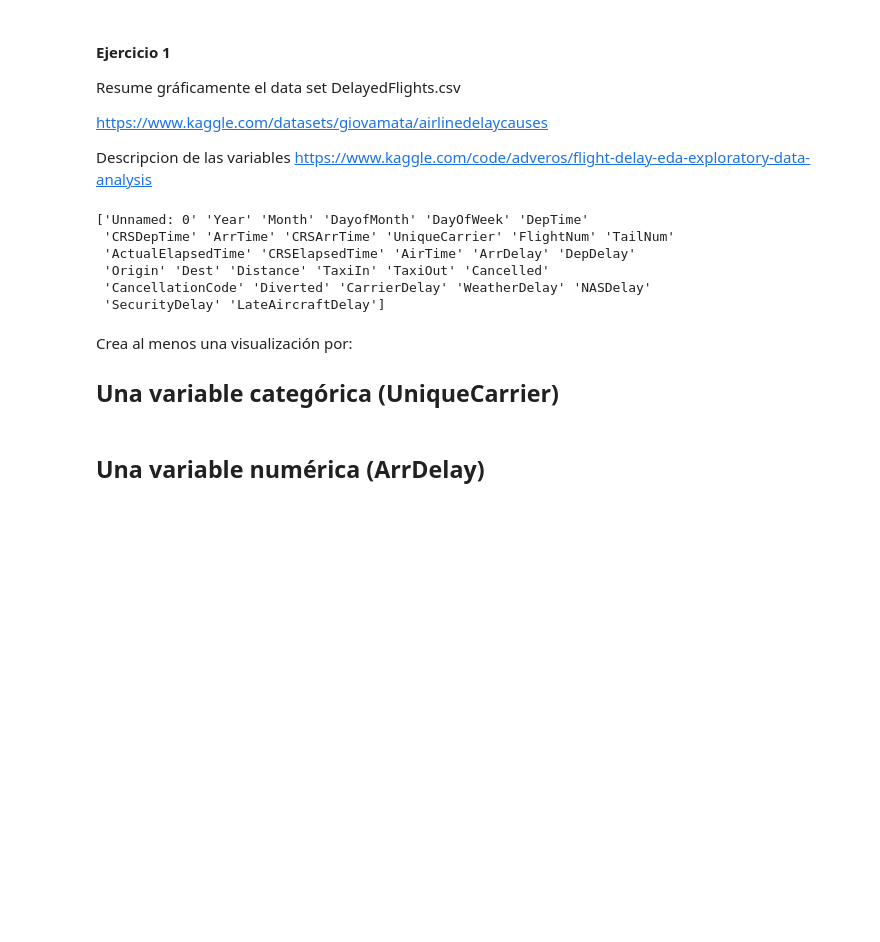
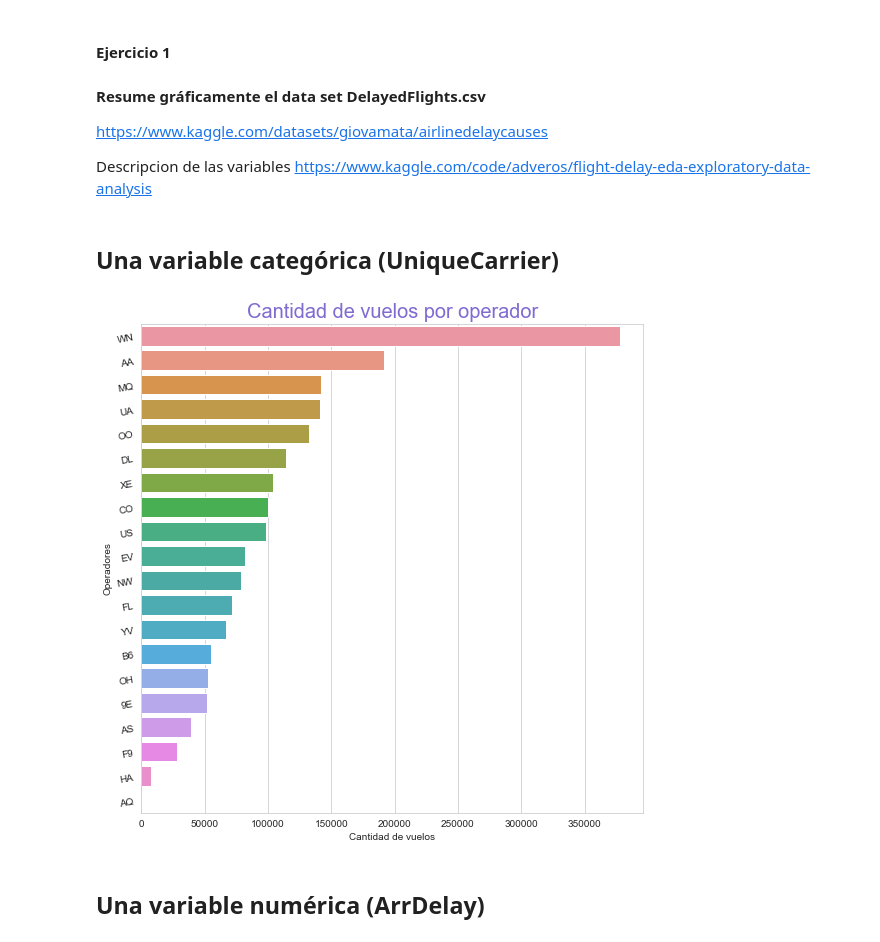
Before and after one commit to luciaalvarezuy/BarcelonaActiva, a Jupyter notebook: 03.TercerSprint/visualización_exploratoria.ipynb, the cells around one changed output. Cells and saved outputs as stored; diff of their text form; code cells hidden in the pictures; blank space fills up the shorter version.

```diff
--- a/03.TercerSprint/visualización_exploratoria.ipynb
+++ b/03.TercerSprint/visualización_exploratoria.ipynb
@@ -1,6 +1,6 @@
 # %% [markdown]
 #### Ejercicio 1
-Resume gráficamente el data set DelayedFlights.csv
+#### Resume gráficamente el data set DelayedFlights.csv
 
 https://www.kaggle.com/datasets/giovamata/airlinedelaycauses
 
@@ -8,21 +8,31 @@ https://www.kaggle.com/datasets/giovamata/airlinedelaycauses
 Descripcion de las variables
 https://www.kaggle.com/code/adveros/flight-delay-eda-exploratory-data-analysis
 # %%
-import pandas
-filename = 'DelayedFlights.csv'
-data = pandas.read_csv(filename, header=0)
+import numpy as np
+import pandas as pd
+import seaborn as sns
+import matplotlib.pyplot as plt
 
-print(data.columns.values)
+filename = 'C:/Users/Lucía Alvarez/OneDrive - psico.edu.uy/00 Barcelona activa/DelayedFlights.csv'
+
+
+
+#Cargar los datos
+DataFlights = pd.read_csv(filename)
-# %% [output]
-['Unnamed: 0' 'Year' 'Month' 'DayofMonth' 'DayOfWeek' 'DepTime'
- 'CRSDepTime' 'ArrTime' 'CRSArrTime' 'UniqueCarrier' 'FlightNum' 'TailNum'
- 'ActualElapsedTime' 'CRSElapsedTime' 'AirTime' 'ArrDelay' 'DepDelay'
- 'Origin' 'Dest' 'Distance' 'TaxiIn' 'TaxiOut' 'Cancelled'
- 'CancellationCode' 'Diverted' 'CarrierDelay' 'WeatherDelay' 'NASDelay'
- 'SecurityDelay' 'LateAircraftDelay']
 # %% [markdown]
-Crea al menos una visualización por:
-
 ##  Una variable categórica (UniqueCarrier)
+# %%
+titulo = "Cantidad de vuelos por operador"
+plt.figure(figsize =(9, 9))
+fig1 = sns.countplot(y="UniqueCarrier", data=DataFlights, order=DataFlights['UniqueCarrier'].value_counts().index)
+plt.yticks(rotation=10)
+plt.title(titulo, fontsize=20, color='#6146C6', alpha=0.8)
+plt.ylabel('Operadores')
+plt.xlabel('Cantidad de vuelos')
+plt.show()
+
+fig1.figure.savefig("fig1.png")
+# %% [output]
+[figure, added]
 # %% [markdown]
 ##  Una variable numérica (ArrDelay)
```
Also changed, not shown: parts of 10 cells of this notebook, 16 other files.
